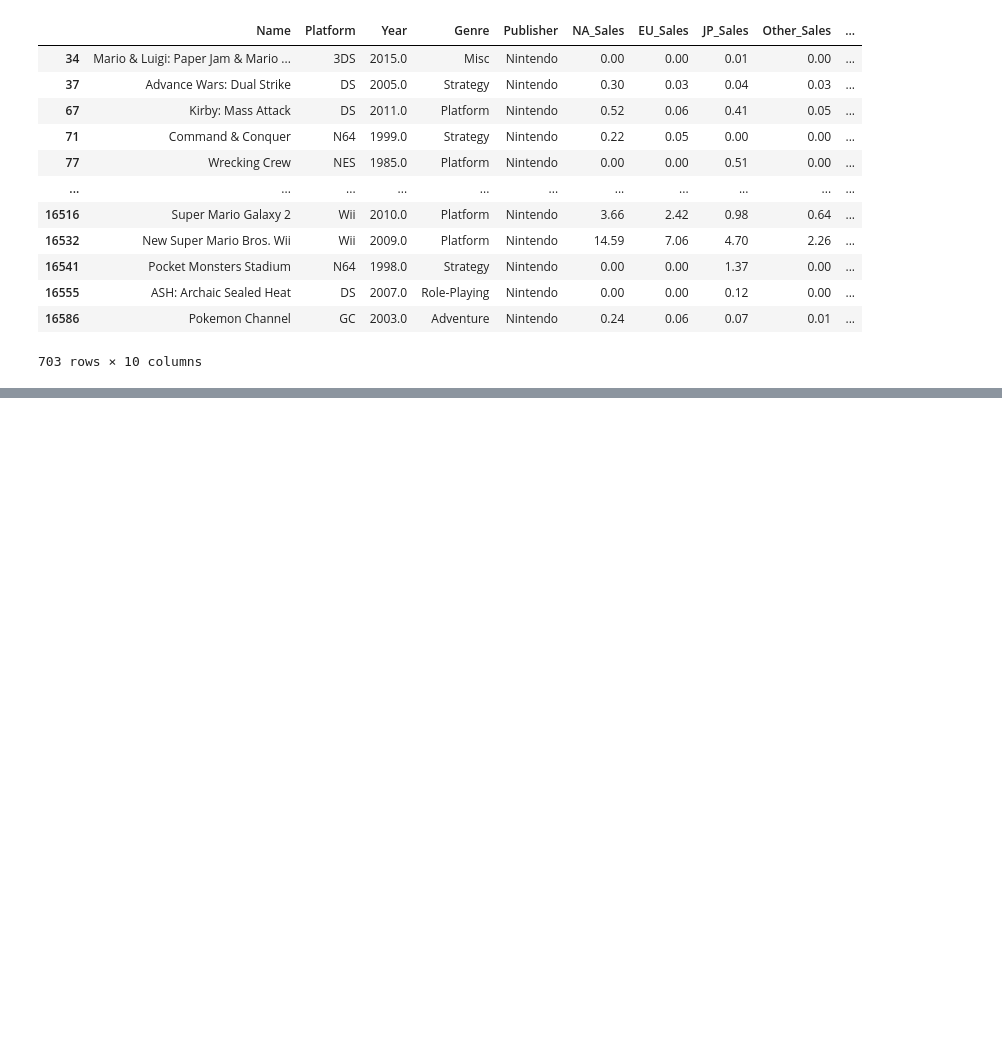
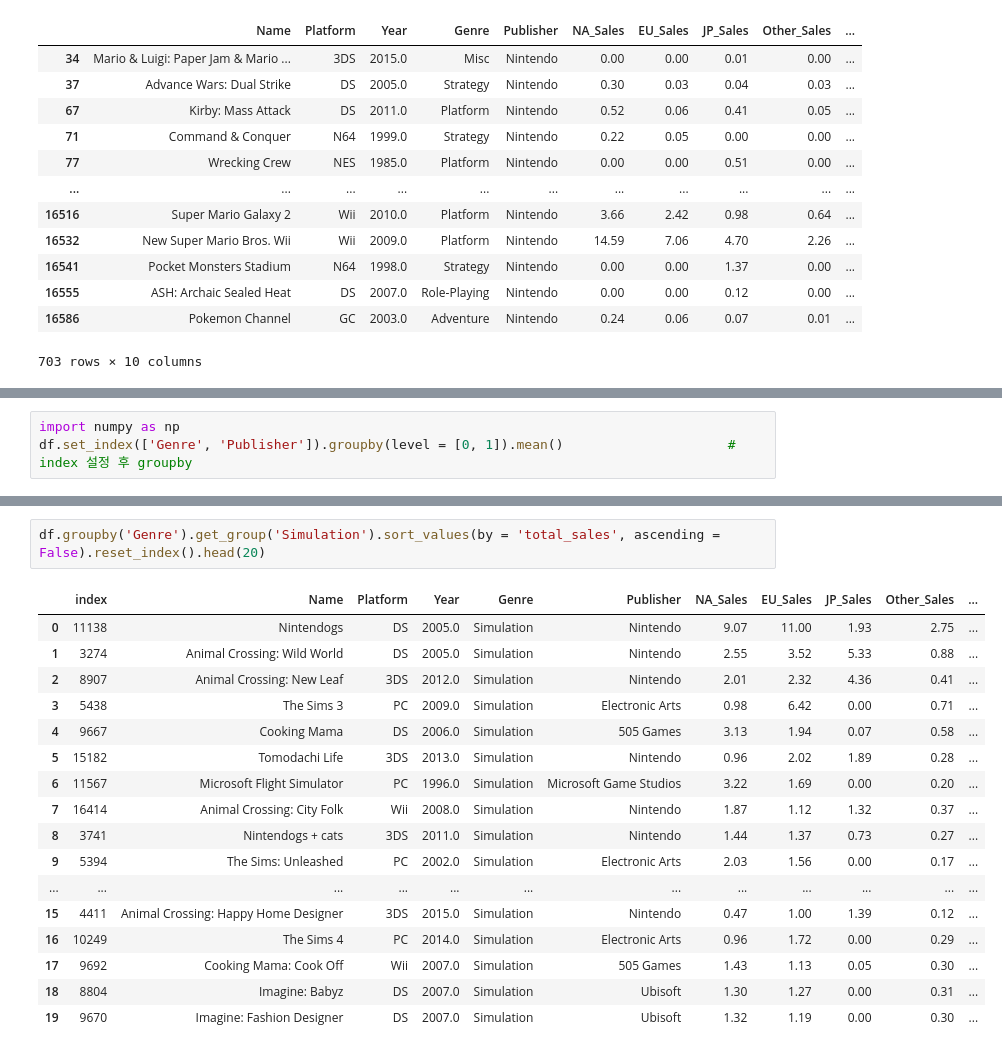
Before and after one commit to KyungRyeolBaek/study, a Jupyter notebook: ai03_백경렬_Section1_Project.ipynb, the cells around one changed output, grey strips where cells are left out. Drawn from its saved outputs; the diff is of its cells as text; blank space fills up the shorter version.

```diff
--- a/ai03_백경렬_Section1_Project.ipynb
+++ b/ai03_백경렬_Section1_Project.ipynb
@@ -450,0 +563,3 @@ TypeError: ignored
+# %%
+import numpy as np
+df.set_index(['Genre', 'Publisher']).groupby(level = [0, 1]).mean()                     # index 설정 후 groupby
@@ -450,0 +627,20 @@ TypeError: ignored
+# %%
+df.groupby('Genre').get_group('Simulation').sort_values(by = 'total_sales', ascending = False).reset_index().head(20)
+# %% [output]
+|  | index | Name | Platform | Year | Genre | Publisher | NA_Sales | EU_Sales | JP_Sales | Other_Sales | ... |
+| 0 | 11138 | Nintendogs | DS | 2005.0 | Simulation | Nintendo | 9.07 | 11.00 | 1.93 | 2.75 | ... |
+| 1 | 3274 | Animal Crossing: Wild World | DS | 2005.0 | Simulation | Nintendo | 2.55 | 3.52 | 5.33 | 0.88 | ... |
+| 2 | 8907 | Animal Crossing: New Leaf | 3DS | 2012.0 | Simulation | Nintendo | 2.01 | 2.32 | 4.36 | 0.41 | ... |
+| 3 | 5438 | The Sims 3 | PC | 2009.0 | Simulation | Electronic Arts | 0.98 | 6.42 | 0.00 | 0.71 | ... |
+| 4 | 9667 | Cooking Mama | DS | 2006.0 | Simulation | 505 Games | 3.13 | 1.94 | 0.07 | 0.58 | ... |
+| 5 | 15182 | Tomodachi Life | 3DS | 2013.0 | Simulation | Nintendo | 0.96 | 2.02 | 1.89 | 0.28 | ... |
+| 6 | 11567 | Microsoft Flight Simulator | PC | 1996.0 | Simulation | Microsoft Game Studios | 3.22 | 1.69 | 0.00 | 0.20 | ... |
+| 7 | 16414 | Animal Crossing: City Folk | Wii | 2008.0 | Simulation | Nintendo | 1.87 | 1.12 | 1.32 | 0.37 | ... |
+| 8 | 3741 | Nintendogs + cats | 3DS | 2011.0 | Simulation | Nintendo | 1.44 | 1.37 | 0.73 | 0.27 | ... |
+| 9 | 5394 | The Sims: Unleashed | PC | 2002.0 | Simulation | Electronic Arts | 2.03 | 1.56 | 0.00 | 0.17 | ... |
+| ... | ... | ... | ... | ... | ... | ... | ... | ... | ... | ... | ... |
+| 15 | 4411 | Animal Crossing: Happy Home Designer | 3DS | 2015.0 | Simulation | Nintendo | 0.47 | 1.00 | 1.39 | 0.12 | ... |
+| 16 | 10249 | The Sims 4 | PC | 2014.0 | Simulation | Electronic Arts | 0.96 | 1.72 | 0.00 | 0.29 | ... |
+| 17 | 9692 | Cooking Mama: Cook Off | Wii | 2007.0 | Simulation | 505 Games | 1.43 | 1.13 | 0.05 | 0.30 | ... |
+| 18 | 8804 | Imagine: Babyz | DS | 2007.0 | Simulation | Ubisoft | 1.30 | 1.27 | 0.00 | 0.31 | ... |
+| 19 | 9670 | Imagine: Fashion Designer | DS | 2007.0 | Simulation | Ubisoft | 1.32 | 1.19 | 0.00 | 0.30 | ... |
```
Also changed, not shown: parts of 19 cells of this notebook.
